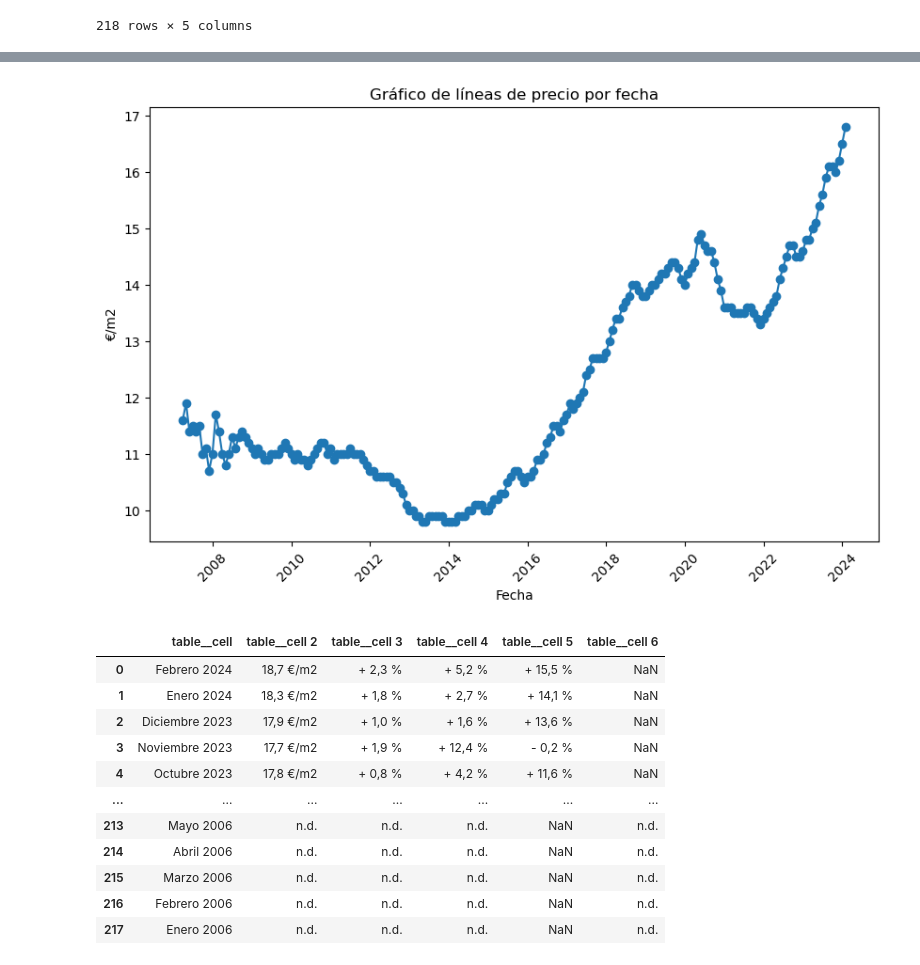
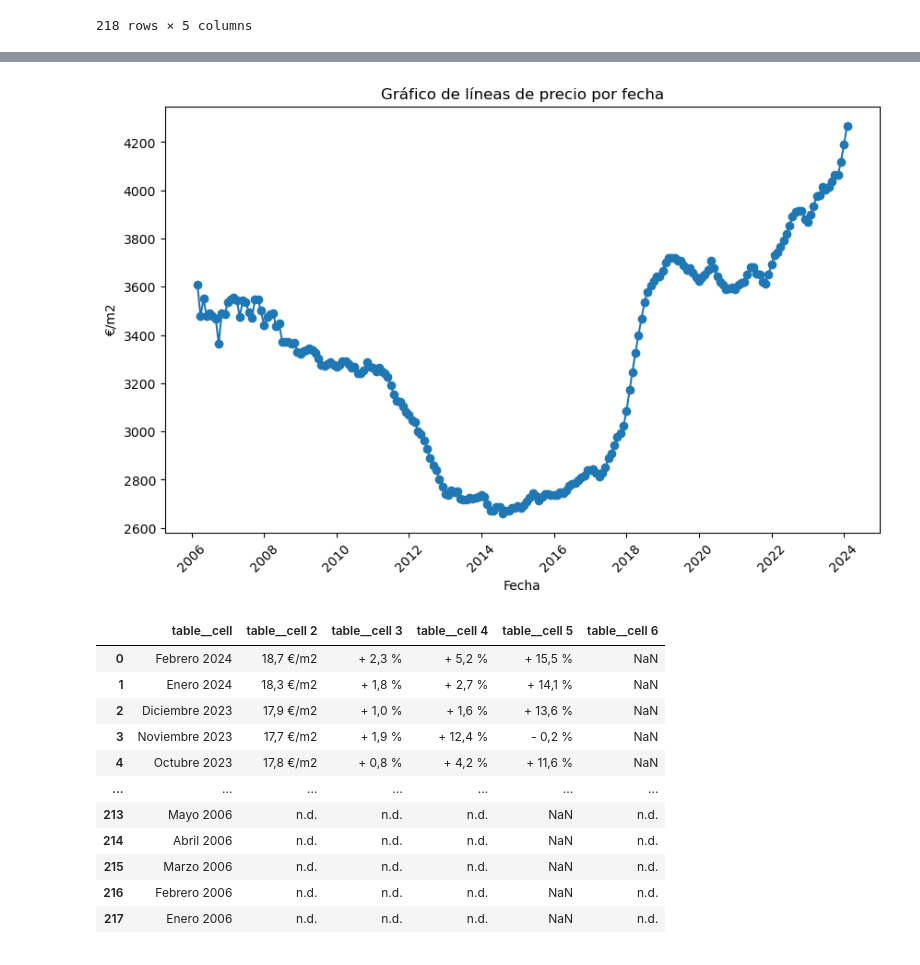
Before and after one commit to Gbau11/Analisis-de-la-vivienda-Idealista, a Jupyter notebook: jupyter/analisis_exploratorio/analisis_explo.ipynb, the cells around one changed output, grey strips where cells are left out. Saved outputs shown, nothing was run; the diff lists cells and outputs as text; code cells hidden in the pictures.

```diff
--- a/jupyter/analisis_exploratorio/analisis_explo.ipynb
+++ b/jupyter/analisis_exploratorio/analisis_explo.ipynb
@@ -120,15 +107,15 @@ plt.show()
-# %%
-plt.figure(figsize=(10, 6))  # Establecer el tamaño del gráfico
-
-plt.plot(hist_alq_madrid['fecha'], hist_alq_madrid['€/m2'], marker='o', linestyle='-')  # Crear el gráfico de líneas
-
-plt.xlabel('Fecha')  # Etiqueta del eje x
-plt.ylabel('€/m2')  # Etiqueta del eje y
-plt.title('Gráfico de líneas de precio por fecha')  # Título del gráfico
-plt.xticks(rotation=45)  # Rotar las etiquetas del eje x para una mejor legibilidad
-plt.show()
-# %% [output]
-[figure, removed]
+# %%
+plt.figure(figsize=(10, 6))  # Establecer el tamaño del gráfico
+
+plt.plot(hist_comp_madrid_int['fecha'], hist_comp_madrid_int['€/m2'], marker='o', linestyle='-')  # Crear el gráfico de líneas
+
+plt.xlabel('Fecha')  # Etiqueta del eje x
+plt.ylabel('€/m2')  # Etiqueta del eje y
+plt.title('Gráfico de líneas de precio por fecha')  # Título del gráfico
+plt.xticks(rotation=45)  # Rotar las etiquetas del eje x para una mejor legibilidad
+plt.show()
+# %% [output]
+[figure, added]
 # %%
 hist_alq_madrid_int = pd.read_csv('../../evolucion_alquiler_precioporm2_madrid_centro.csv')
 # %%
```
Also changed, not shown: parts of 45 cells of this notebook, 5 other files.
